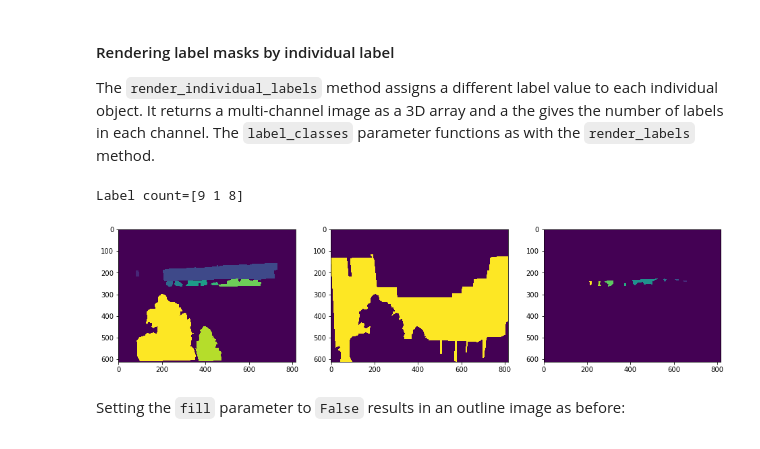
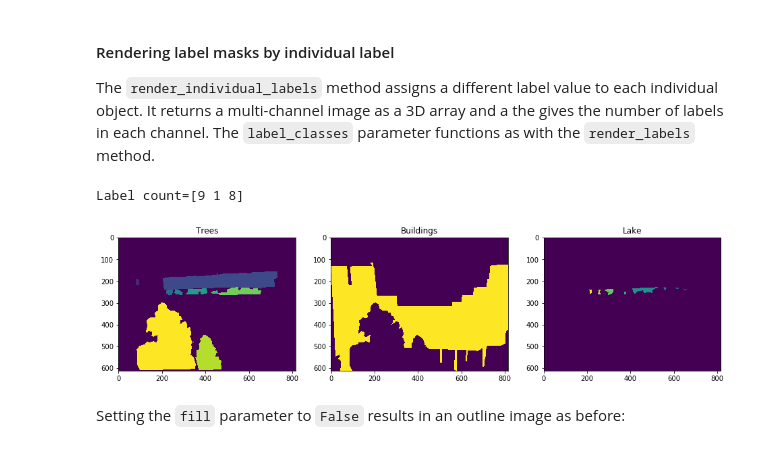
Before and after one commit to Britefury/django-labeller, a Jupyter notebook: Image labeller notebook.ipynb, the cells around one changed output. Drawn from its saved outputs; the diff is of its cells as text; code cells hidden in the pictures.

```diff
--- a/Image labeller notebook.ipynb
+++ b/Image labeller notebook.ipynb
@@ -113,5 +113,7 @@ First, get the second image that comes with some labels pre-defined:
-# %%
-labelled_img = labelled_images[1]
+# %%
+for limg in labelled_images:
+    if os.path.basename(limg.image_path).lower() == 'uea_grounds_2.jpg':
+        labelled_img = limg
 # %% [markdown]
 #### Rendering label masks by label class
 
@@ -181,20 +186,23 @@ The `render_individual_labels` method assigns a different label value to each in
 # %%
 labels_2dn, label_count = labelled_img.render_individual_labels(label_classes=['tree', 'building', 'lake'])
 print('Label count={0}'.format(label_count))
 plt.figure(figsize=(16,4))
 # trees
 plt.subplot(1,3,1)
+plt.title('Trees')
 plt.imshow(labels_2dn[:,:,0])
 # buildings
 plt.subplot(1,3,2)
+plt.title('Buildings')
 plt.imshow(labels_2dn[:,:,1])
 # lake
 plt.subplot(1,3,3)
+plt.title('Lake')
 plt.imshow(labels_2dn[:,:,2])
 plt.show()
 # %% [output]
 Label count=[9 1 8]
-[figure, old version]
+[figure, new version]
 # %% [markdown]
 Setting the `fill` parameter to `False` results in an outline image as before:
 # %%
```
Also changed, not shown: parts of 3 cells of this notebook, 5 other files.
